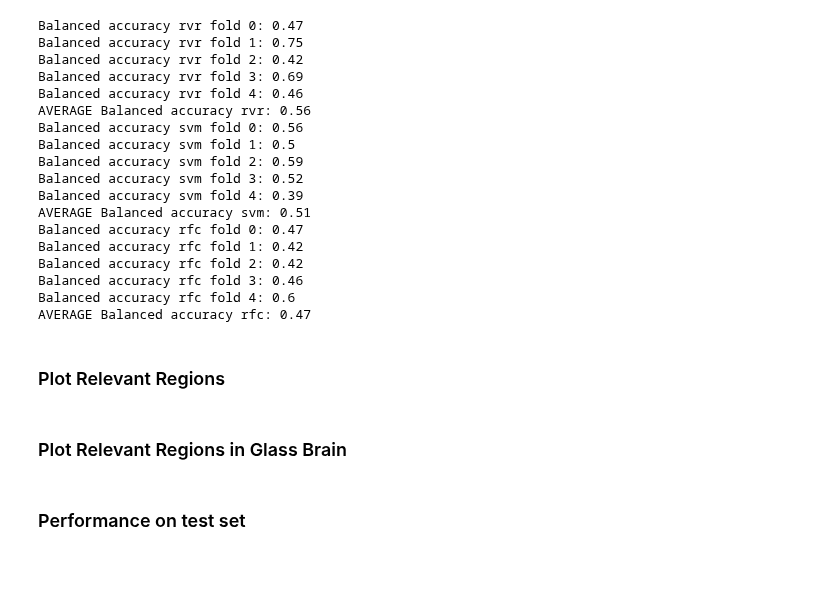
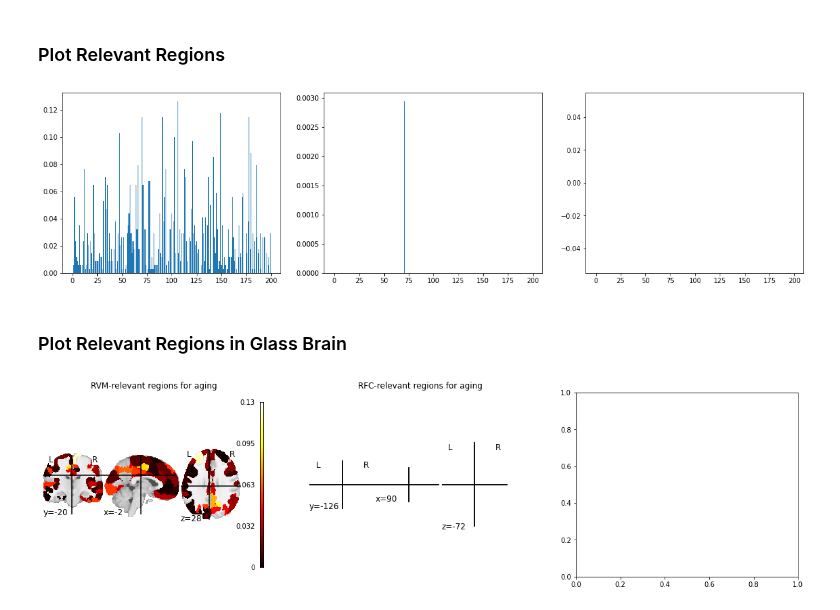
Before and after one commit to elenadoe/Brain_Age_PET_MRI, a Jupyter notebook: src/2_cv_test.ipynb, the cells around one changed output. Saved outputs shown, nothing was run; the diff lists cells and outputs as text; code cells hidden in the pictures; blank space fills up the shorter version.

```diff
--- a/src/2_cv_test.ipynb
+++ b/src/2_cv_test.ipynb
@@ -149,28 +144,0 @@ AVERAGE Balanced accuracy rfc: 0.47
-# %%
-for m in models:
-    ba = []
-    y_true = df_res['real'][df_res['model'] == str(m)].tolist()
-    y_pred = df_res['pred'][df_res['model'] == str(m)].tolist()
-    for s in range(splits):
-        ba.append(np.round(balanced_accuracy_score(y_true[s], y_pred[s]),2))
-        print("Balanced accuracy {} fold {}: {}".format(model_names[models.index(m)], s, ba[s]))
-    print("AVERAGE Balanced accuracy {}: {}".format(model_names[models.index(m)], np.round(np.mean(ba),2)))
-# %% [output]
-Balanced accuracy rvr fold 0: 0.47
-Balanced accuracy rvr fold 1: 0.75
-Balanced accuracy rvr fold 2: 0.42
-Balanced accuracy rvr fold 3: 0.69
-Balanced accuracy rvr fold 4: 0.46
-AVERAGE Balanced accuracy rvr: 0.56
-Balanced accuracy svm fold 0: 0.56
-Balanced accuracy svm fold 1: 0.5
-Balanced accuracy svm fold 2: 0.59
-Balanced accuracy svm fold 3: 0.52
-Balanced accuracy svm fold 4: 0.39
-AVERAGE Balanced accuracy svm: 0.51
-Balanced accuracy rfc fold 0: 0.47
-Balanced accuracy rfc fold 1: 0.42
-Balanced accuracy rfc fold 2: 0.42
-Balanced accuracy rfc fold 3: 0.46
-Balanced accuracy rfc fold 4: 0.6
-AVERAGE Balanced accuracy rfc: 0.47
@@ -183,12 +145,2 @@ print("\nSUPPORT VECTOR MACHINE:\nR2: ", np.round(np.mean(scores_results[1]['tes
 # %% [markdown]
 ### Plot Relevant Regions
-# %%
-# permutation importance
-rvr.fit(X,y)
-rvr_feature_importance = permutation_importance(model_r[0]['rvr'],X,y, scoring="r2")
-svm = SVR().fit(X,y)
-svr_feature_importance = permutation_importance(svm,X,y, scoring="r2")
-fig,ax = plt.subplots(1,2, figsize = (15,5))
-ax[0].bar(range(X.shape[1]),rvr_feature_importance.importances_mean)
-ax[1].bar(range(X.shape[1]),svr_feature_importance.importances_mean)
-plt.show()
@@ -215,3 +147,21 @@ plt.show()
+# %%
+# permutation importance
+rvm.fit(df_train[c], df_train['Age_bin'])
+rvm_feature_importance = permutation_importance(model_results[0]['rvc'],df_train[c],
+                                                df_train['Age_bin'], scoring="balanced_accuracy")
+svm.fit(df_train[c], df_train['Age_bin'])
+svm_feature_importance = permutation_importance(model_results[1]['svc'],df_train[c],
+                                                df_train['Age_bin'], scoring="balanced_accuracy")
+rfc.fit(df_train[c], df_train['Age_bin'])
+rfc_feature_importance = permutation_importance(model_results[2]['randomforestclassifier'],df_train[c],
+                                                df_train['Age_bin'], scoring="balanced_accuracy")
+fig,ax = plt.subplots(1,3, figsize = (20,5))
+ax[0].bar(range(df_train[c].shape[1]),rvm_feature_importance.importances_mean)
+ax[1].bar(range(df_train[c].shape[1]),svm_feature_importance.importances_mean)
+ax[2].bar(range(df_train[c].shape[1]),rfc_feature_importance.importances_mean)
+plt.show()
+# %% [output]
+[figure, added]
 # %% [markdown]
 ### Plot Relevant Regions in Glass Brain
 # %%
@@ -242,9 +202,11 @@ atlas_svr = image.new_img_like(atlas, atlas_matrix_stat_svr)
 # %%
-fix, ax = plt.subplots(1,2, figsize=(15,5))
-plotting.plot_stat_map(atlas_rvr, axes = ax[0])
-ax[0].set_title("RVR-relevant regions for aging")
-plotting.plot_stat_map(atlas_svr, axes = ax[1])
-ax[1].set_title("SVR-relevant regions for aging")
+fix, ax = plt.subplots(1,3, figsize=(20,5))
+plotting.plot_stat_map(atlas_rvm, axes = ax[0])
+ax[0].set_title("RVM-relevant regions for aging")
+plotting.plot_stat_map(atlas_svm, axes = ax[1])
+ax[1].set_title("SVM-relevant regions for aging")
+plotting.plot_stat_map(atlas_rfc, axes = ax[1])
+ax[1].set_title("RFC-relevant regions for aging")
 plt.show()
+# %% [output]
+[figure, added]
-# %% [markdown]
-### Performance on test set
```
Also changed, not shown: parts of 11 cells of this notebook, 2 other files.
